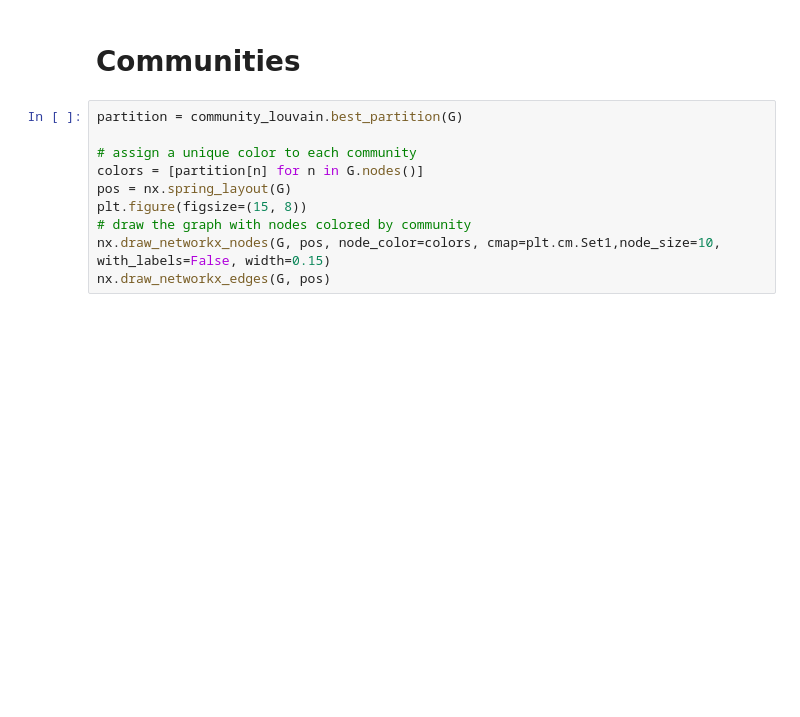
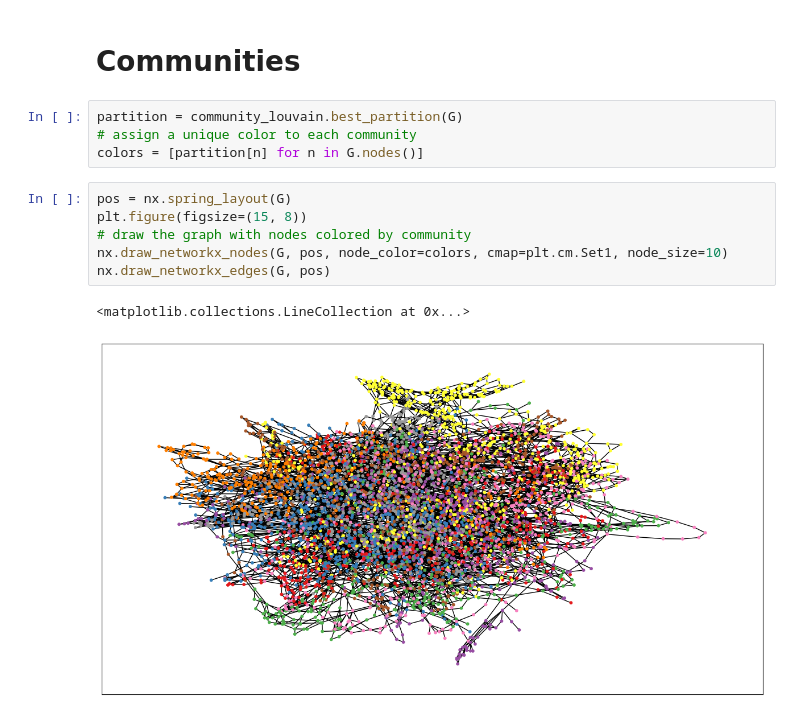
Before and after one commit to luca959/Network_Analysis1, a Jupyter notebook: NA.ipynb, the cells around one changed output. Drawn from its saved outputs; the diff is of its cells as text; blank space fills up the shorter version.

```diff
--- a/NA.ipynb
+++ b/NA.ipynb
@@ -185,15 +173,18 @@ plt.axis("off")
 # %% [markdown]
 # Communities
+# %%
+partition = community_louvain.best_partition(G)
+# assign a unique color to each community
+colors = [partition[n] for n in G.nodes()]
 # %%
-partition = community_louvain.best_partition(G)
-
-# assign a unique color to each community
-colors = [partition[n] for n in G.nodes()]
 pos = nx.spring_layout(G)
 plt.figure(figsize=(15, 8))
 # draw the graph with nodes colored by community
-nx.draw_networkx_nodes(G, pos, node_color=colors, cmap=plt.cm.Set1,node_size=10, with_labels=False, width=0.15)
+nx.draw_networkx_nodes(G, pos, node_color=colors, cmap=plt.cm.Set1, node_size=10)
 nx.draw_networkx_edges(G, pos)
+# %% [output]
+<matplotlib.collections.LineCollection at 0x...>
+[figure, added]
 # %%
 # print number of comm
 print(f"Number of communities: {len(set(partition.values()))}")
```
Also changed, not shown: parts of 10 cells of this notebook.
